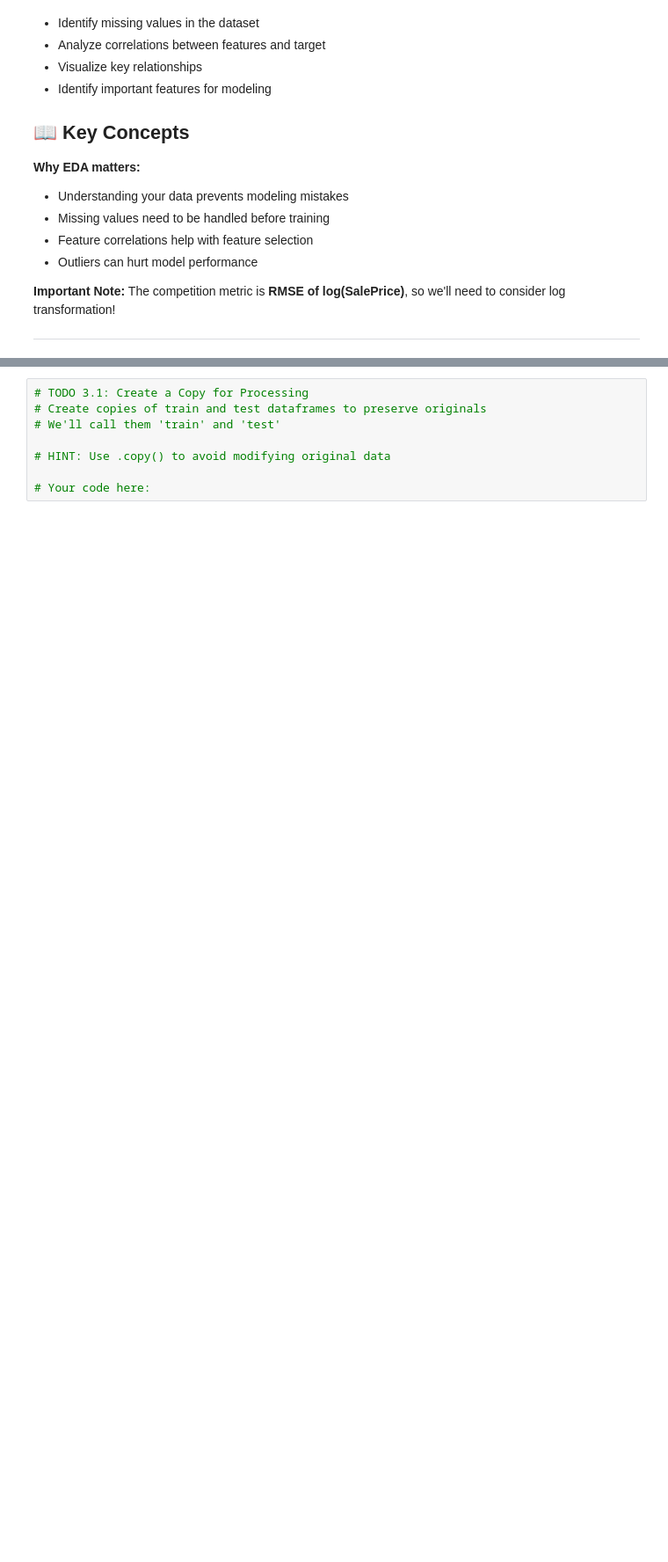
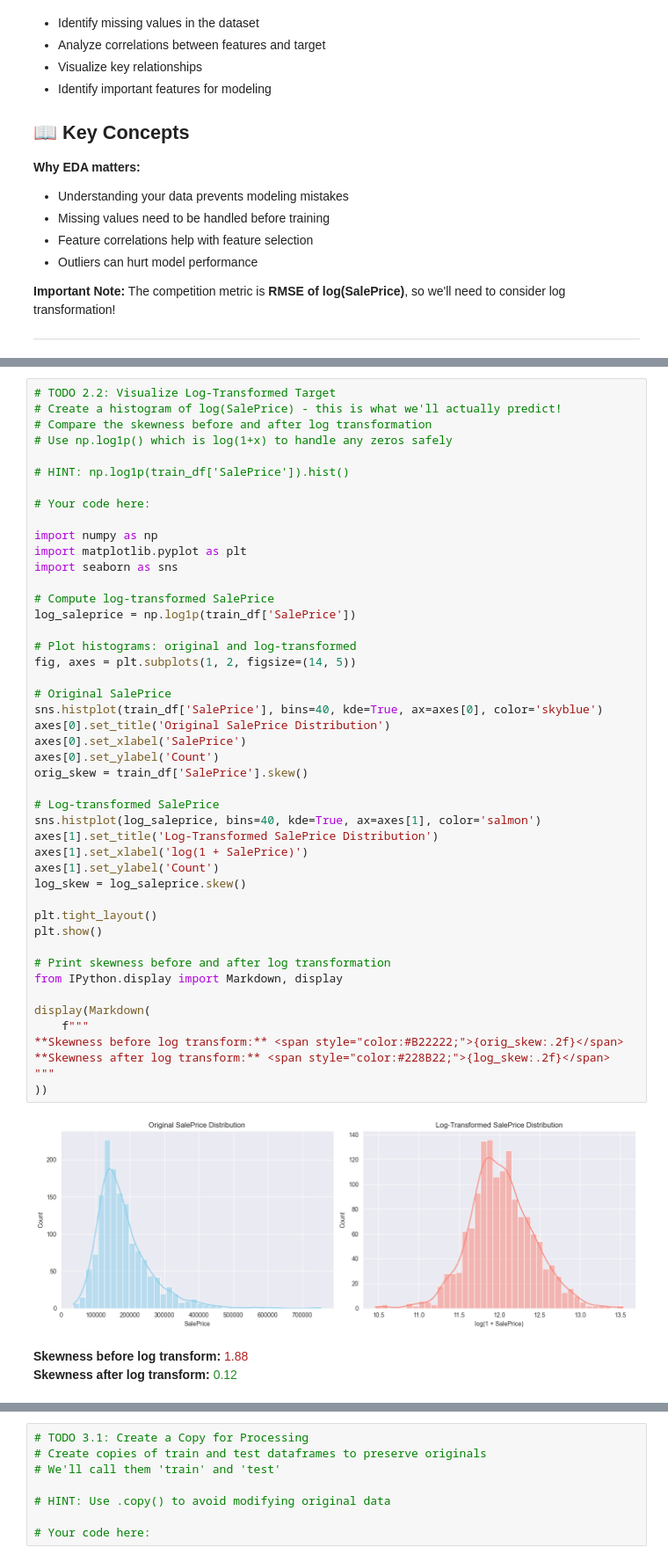
Before and after one commit to Tuminha/House-Prices-Prediction, a Jupyter notebook: notebooks/house_prices.ipynb, the cells around one changed output, grey strips where cells are left out. Shown at 88% size. Cells and saved outputs as stored; diff of their text form; blank space fills up the shorter version.

```diff
--- a/notebooks/house_prices.ipynb
+++ b/notebooks/house_prices.ipynb
@@ -246,3 +338,54 @@ Before moving to Phase 2, make sure you've:
+# %%
+# TODO 2.2: Visualize Log-Transformed Target
+# Create a histogram of log(SalePrice) - this is what we'll actually predict!
+# Compare the skewness before and after log transformation
+# Use np.log1p() which is log(1+x) to handle any zeros safely
+
+# HINT: np.log1p(train_df['SalePrice']).hist()
+
+# Your code here:
+
+import numpy as np
+import matplotlib.pyplot as plt
+import seaborn as sns
+
+# Compute log-transformed SalePrice
+log_saleprice = np.log1p(train_df['SalePrice'])
+
+# Plot histograms: original and log-transformed
+fig, axes = plt.subplots(1, 2, figsize=(14, 5))
+
+# Original SalePrice
+sns.histplot(train_df['SalePrice'], bins=40, kde=True, ax=axes[0], color='skyblue')
+axes[0].set_title('Original SalePrice Distribution')
+axes[0].set_xlabel('SalePrice')
+axes[0].set_ylabel('Count')
+orig_skew = train_df['SalePrice'].skew()
+
+# Log-transformed SalePrice
+sns.histplot(log_saleprice, bins=40, kde=True, ax=axes[1], color='salmon')
+axes[1].set_title('Log-Transformed SalePrice Distribution')
+axes[1].set_xlabel('log(1 + SalePrice)')
+axes[1].set_ylabel('Count')
+log_skew = log_saleprice.skew()
+
+plt.tight_layout()
+plt.show()
+
+# Print skewness before and after log transformation
+from IPython.display import Markdown, display
+
+display(Markdown(
+    f"""
+**Skewness before log transform:** <span style="color:#B22222;">{orig_skew:.2f}</span>
+**Skewness after log transform:** <span style="color:#228B22;">{log_skew:.2f}</span>
+"""
+))
+# %% [output]
+[figure, added]
+
+**Skewness before log transform:** <span style="color:#B22222;">1.88</span>
+**Skewness after log transform:** <span style="color:#228B22;">0.12</span>
 # %%
 # TODO 2.3: Missing Values Analysis
 # Calculate the percentage of missing values for each column
```
Also changed, not shown: parts of 9 cells of this notebook, 10 other files.
